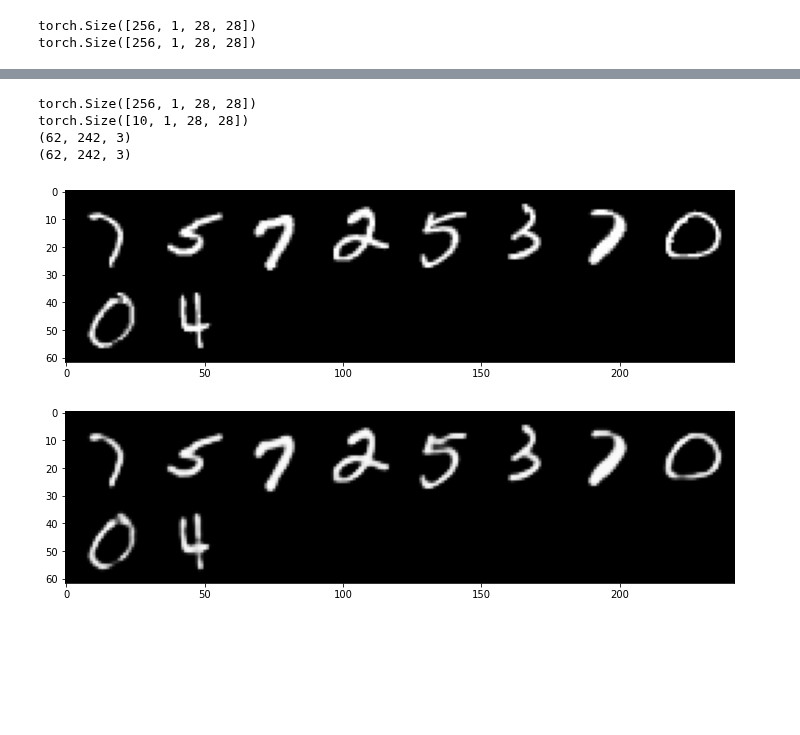
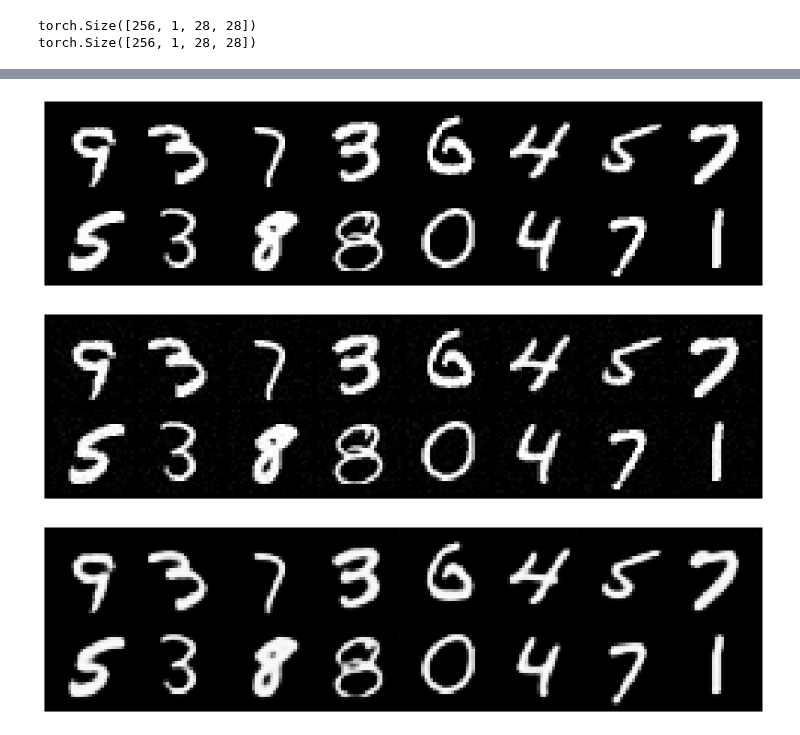
Before and after one commit to changx03/baard_exp2, a Jupyter notebook: demo_denoise_autoencoder.ipynb, the cells around one changed output, grey strips where cells are left out. Cells and saved outputs as stored; diff of their text form; code cells hidden in the pictures; blank space fills up the shorter version.

```diff
--- a/demo_denoise_autoencoder.ipynb
+++ b/demo_denoise_autoencoder.ipynb
@@ -36,6 +36,7 @@ CPU threads: 24
 PATH_DATA = 'data'
 BATCH_SIZE = 256
 EPOCHS = 100
+NOISE_STRENGTH = 0.025
 # %%
 # Fetch dataset
 transforms = tv.transforms.Compose([tv.transforms.ToTensor()])
@@ -194,30 +210,32 @@ ae1.load_state_dict(torch.load(PATH_AUTOENCODER1))
-# %%
-images, _ = next(iter(dataloader_train))
-print(images.size())
-images = images[:10]
-
-ae1.eval()
-ae_images = ae1(images.to(device))
-print(ae_images.size())
-
-images = make_grid(images).permute(1, 2, 0).cpu().detach().numpy()
-ae_images = make_grid(ae_images).permute(1, 2, 0).cpu().detach().numpy()
-
-print(images.shape)
-print(ae_images.shape)
-# %% [output]
-torch.Size([256, 1, 28, 28])
-torch.Size([10, 1, 28, 28])
-(62, 242, 3)
-(62, 242, 3)
-# %%
-plt.figure(figsize=(12, 6))
-plt.imshow(images)
-plt.show()
-
-plt.figure(figsize=(12, 6))
-plt.imshow(ae_images)
-plt.show()
-# %% [output]
-[figure, removed]
-[figure, removed]
+# %%
+images, _ = next(iter(dataloader_train))
+images = images[:16]
+images = images.to(device)
+
+images_noisy = torch_add_noise(images, 0.0, 1.0, NOISE_STRENGTH, device)
+
+ae1.eval()
+images_ae = ae1(images_noisy)
+
+grid_image = make_grid(images).permute(1, 2, 0).cpu().detach().numpy()
+grid_image_noisy = make_grid(images_noisy).permute(1, 2, 0).cpu().detach().numpy()
+grid_image_ae = make_grid(images_ae).permute(1, 2, 0).cpu().detach().numpy()
+
+plt.figure(figsize=(14, 4))
+plt.imshow(grid_image)
+plt.axis('off')
+plt.show()
+
+plt.figure(figsize=(14, 4))
+plt.imshow(grid_image_noisy)
+plt.axis('off')
+plt.show()
+
+plt.figure(figsize=(14, 4))
+plt.imshow(grid_image_ae)
+plt.axis('off')
+plt.show()
+# %% [output]
+[figure, added]
+[figure, added]
+[figure, added]
```
Also changed, not shown: parts of 7 cells of this notebook, 1 other file.
